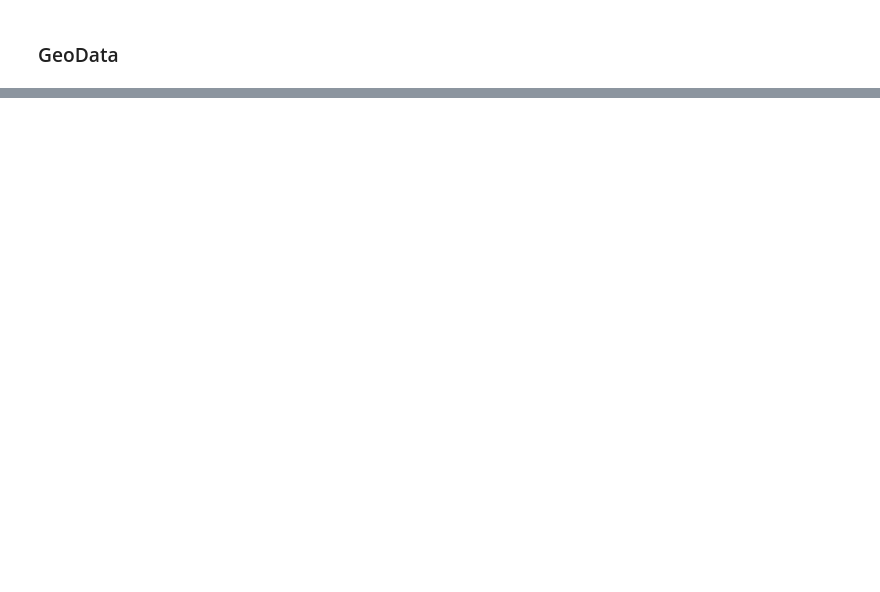
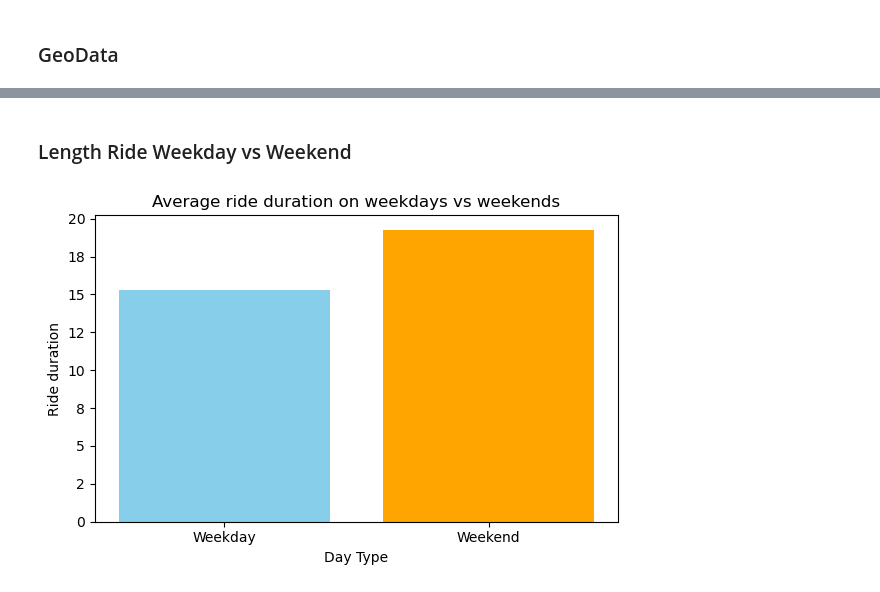
Before and after one commit to marcosmicozzi/my_code, a Jupyter notebook: m1p03_full.ipynb, the cells around one changed output, grey strips where cells are left out. Cells and saved outputs as stored; diff of their text form; code cells hidden in the pictures; blank space fills up the shorter version.

```diff
--- a/m1p03_full.ipynb
+++ b/m1p03_full.ipynb
@@ -283,0 +495,25 @@ from shapely.geometry import Point
+# %% [markdown]
+### Length Ride Weekday vs Weekend
+# %%
+weekday_avg = df_full[df_full['day_type'] == 'Weekday']['ride_duration_min'].mean()
+
+weekend_avg = df_full[df_full['day_type'] == 'Weekend']['ride_duration_min'].mean()
+
+
+averages = [weekday_avg, weekend_avg]
+labels = ['Weekday', 'Weekend']
+
+plt.figure(figsize=(6,4))
+plt.bar(labels, averages, color=['skyblue', 'orange'])
+
+plt.xlabel('Day Type')
+plt.ylabel('Ride duration')
+plt.title(f'Average ride duration on weekdays vs weekends')
+ax = plt.gca()
+ax.yaxis.set_major_formatter(ticker.FuncFormatter(lambda x, pos: f'{x:.0f}'))
+
+plt.tight_layout()
+
+plt.show()
+# %% [output]
+[figure, added]
```
Also changed, not shown: parts of 61 cells of this notebook.
